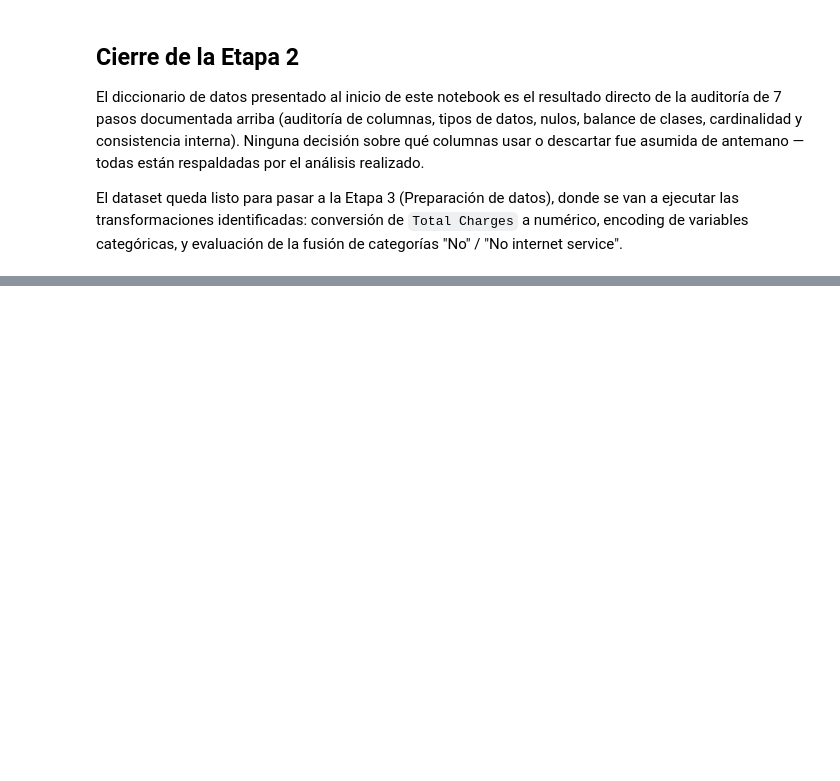
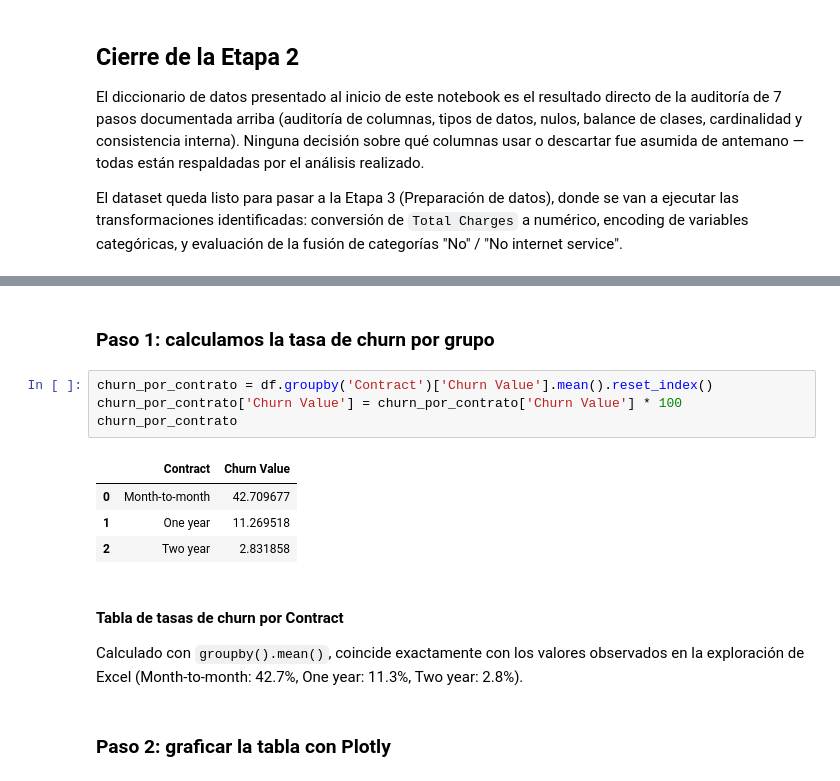
Before and after one commit to SantiagoScozziero7/telco-customer-churn-prediction, a Jupyter notebook: notebooks/01_comprension_negocio_y_datos.ipynb, the cells around one changed output, grey strips where cells are left out. Saved outputs shown, nothing was run; the diff lists cells and outputs as text; blank space fills up the shorter version.

```diff
--- a/notebooks/01_comprension_negocio_y_datos.ipynb
+++ b/notebooks/01_comprension_negocio_y_datos.ipynb
@@ -373,0 +391,18 @@ internet service".
+# %% [markdown]
+### Paso 1: calculamos la tasa de churn por grupo
+# %%
+churn_por_contrato = df.groupby('Contract')['Churn Value'].mean().reset_index()
+churn_por_contrato['Churn Value'] = churn_por_contrato['Churn Value'] * 100
+churn_por_contrato
+# %% [output]
+|  | Contract | Churn Value |
+| 0 | Month-to-month | 42.709677 |
+| 1 | One year | 11.269518 |
+| 2 | Two year | 2.831858 |
+# %% [markdown]
+#### Tabla de tasas de churn por Contract
+
+Calculado con `groupby().mean()`, coincide exactamente con los valores observados en
+la exploración de Excel (Month-to-month: 42.7%, One year: 11.3%, Two year: 2.8%).
+# %% [markdown]
+### Paso 2: graficar la tabla con Plotly
```
Also changed, not shown: parts of 21 cells of this notebook, 5 other files.
